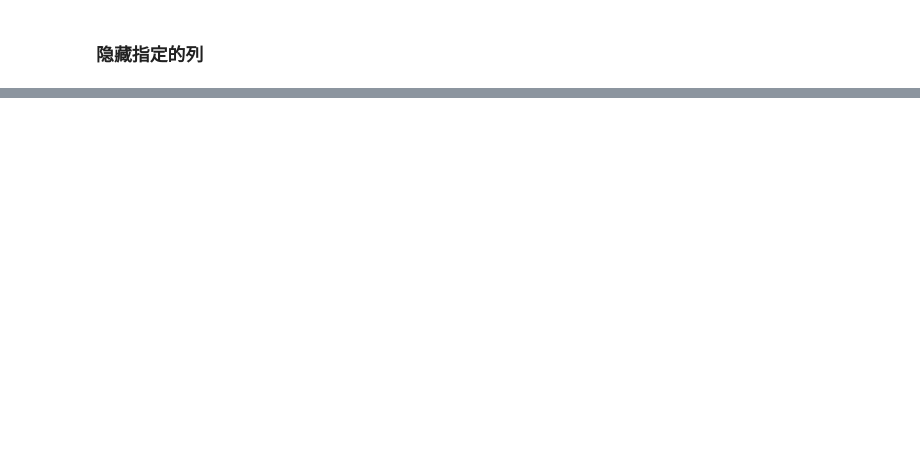
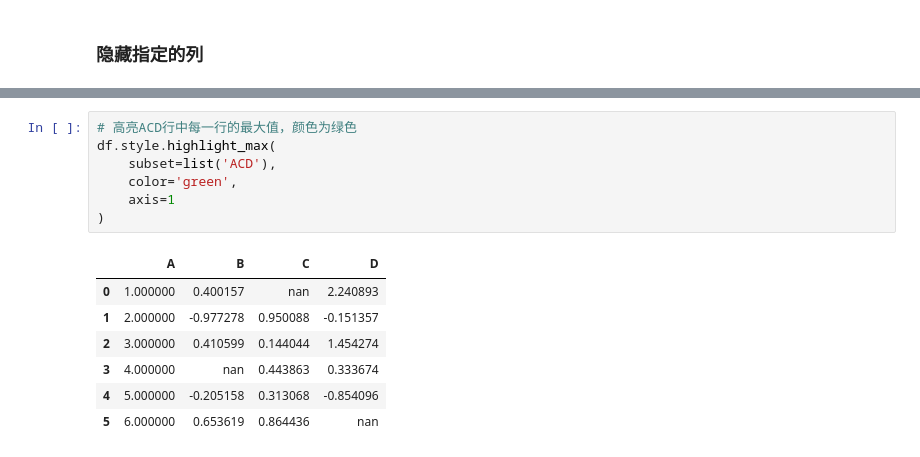
Before and after one commit to dormouse/notes, a Jupyter notebook: source/pandas/pandas表格样式.ipynb, the cells around one changed output, grey strips where cells are left out. Cells and saved outputs as stored; diff of their text form; blank space fills up the shorter version.

```diff
--- a/source/pandas/pandas表格样式.ipynb
+++ b/source/pandas/pandas表格样式.ipynb
@@ -123,0 +165,15 @@ df.style.applymap(color_change)
+# %%
+# 高亮ACD行中每一行的最大值，颜色为绿色
+df.style.highlight_max(
+    subset=list('ACD'),
+    color='green',
+    axis=1
+)
+# %% [output]
+|  | A | B | C | D |
+| 0 | 1.000000 | 0.400157 | nan | 2.240893 |
+| 1 | 2.000000 | -0.977278 | 0.950088 | -0.151357 |
+| 2 | 3.000000 | 0.410599 | 0.144044 | 1.454274 |
+| 3 | 4.000000 | nan | 0.443863 | 0.333674 |
+| 4 | 5.000000 | -0.205158 | 0.313068 | -0.854096 |
+| 5 | 6.000000 | 0.653619 | 0.864436 | nan |
```
Also changed, not shown: parts of 21 cells of this notebook.
